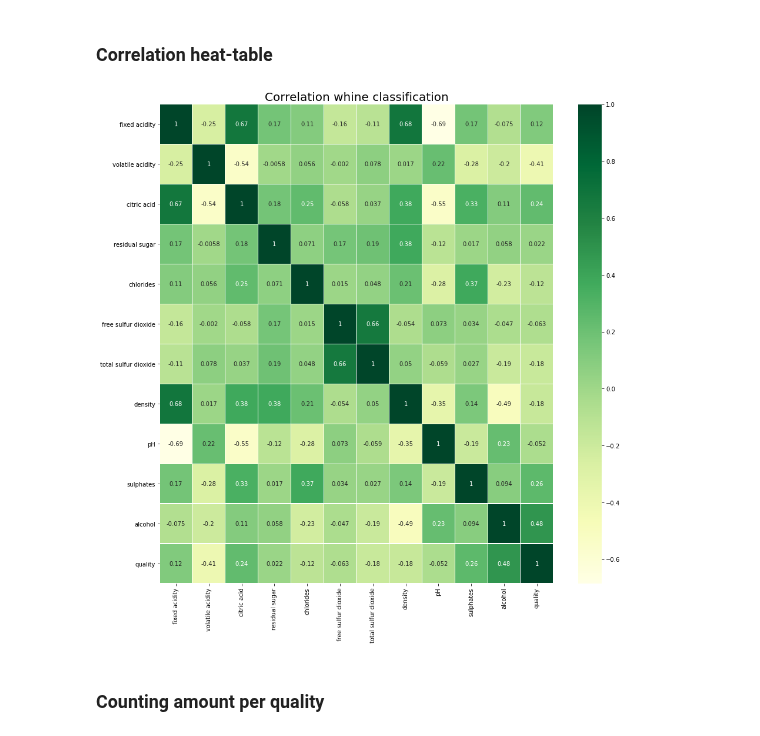
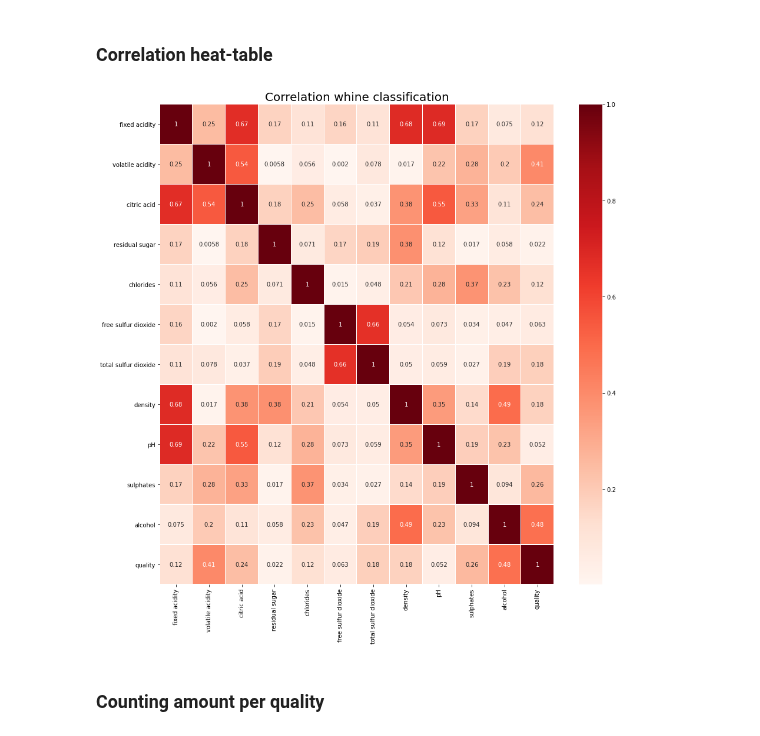
Before and after one commit to OrenAviya/project-semester-a, a Jupyter notebook: Wine.ipynb, the cells around one changed output. Saved outputs shown, nothing was run; the diff lists cells and outputs as text; code cells hidden in the pictures.

```diff
--- a/Wine.ipynb
+++ b/Wine.ipynb
@@ -113,13 +113,13 @@ for x in np.arange(minQuality, maxQuality+1):
 ### Correlation heat-table
 # %%
 def get_headmap(wine: dict):
-    corr = wine.corr()
+    corr = wine.corr().abs()
     plt.figure(figsize=(15, 15))
-    sns.heatmap(corr, annot=True, cmap="YlGn", linewidths=0.1, annot_kws={"fontsize":10})
+    sns.heatmap(corr, annot=True, cmap="Reds", linewidths=0.1, annot_kws={"fontsize":10})
     plt.title("Correlation whine classification", size=20)
 get_headmap(wine)
 # %% [output]
-[figure, old version]
+[figure, new version]
 # %% [markdown]
 ### Counting amount per quality
 # %%
```
Also changed, not shown: parts of 14 cells of this notebook.
